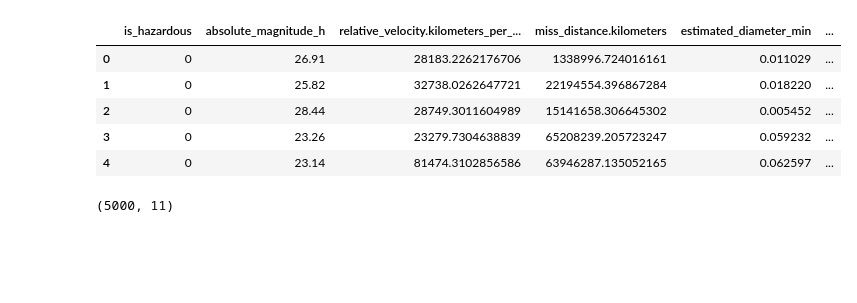
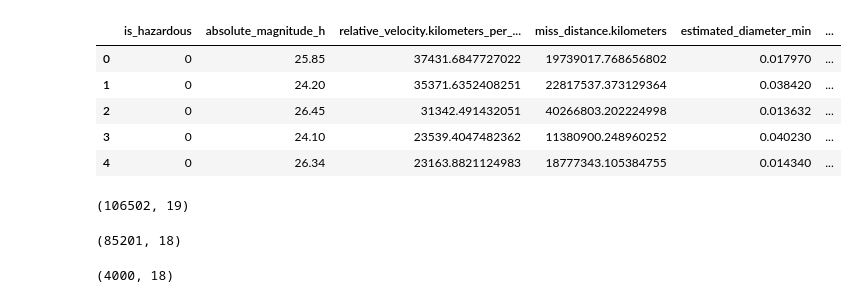
Before and after one commit to PBustamante65/NEO, a Jupyter notebook: API_test/classtest/test.ipynb, the cells around one changed output. Saved outputs shown, nothing was run; the diff lists cells and outputs as text; code cells hidden in the pictures; blank space fills up the shorter version.

```diff
--- a/API_test/classtest/test.ipynb
+++ b/API_test/classtest/test.ipynb
@@ -763,13 +1017,14 @@ class RandomForest:
 # %%
-df = pd.read_csv('/Volumes/Maestria/GitHub/NEO/NEO/API_test/CSV/neo_data_copy.csv')
-df = OverallProcessor(df).clean()
-# df.drop(columns=['estimated_diameter_min', 'estimated_diameter_max', 'estimated_diameter_average'], inplace=True)
+df = pd.read_csv('/Volumes/Maestria/Maestria/Programs/Machine Learning/Proyecto/neo_data_copy1.csv')
+# df = pd.read_csv('/Volumes/Maestria/GitHub/NEO/NEO/nearest-earth-objects(1910-2024).csv')
+df = OverallProcessor(df).clean2()
+#df.drop(columns=['estimated_diameter_min', 'estimated_diameter_max', 'estimated_diameter_average'], inplace=True)
 df = OverallProcessor(df).rus()
 df.head()
 # %% [output]
 |  | is_hazardous | absolute_magnitude_h | relative_velocity.kilometers_per_... | miss_distance.kilometers | estimated_diameter_min | ... |
-| 0 | 0 | 26.91 | 28183.2262176706 | 1338996.724016161 | 0.011029 | ... |
-| 1 | 0 | 25.82 | 32738.0262647721 | 22194554.396867284 | 0.018220 | ... |
-| 2 | 0 | 28.44 | 28749.3011604989 | 15141658.306645302 | 0.005452 | ... |
-| 3 | 0 | 23.26 | 23279.7304638839 | 65208239.205723247 | 0.059232 | ... |
-| 4 | 0 | 23.14 | 81474.3102856586 | 63946287.135052165 | 0.062597 | ... |
+| 0 | 0 | 25.85 | 37431.6847727022 | 19739017.768656802 | 0.017970 | ... |
+| 1 | 0 | 24.20 | 35371.6352408251 | 22817537.373129364 | 0.038420 | ... |
+| 2 | 0 | 26.45 | 31342.491432051 | 40266803.202224998 | 0.013632 | ... |
+| 3 | 0 | 24.10 | 23539.4047482362 | 11380900.248960252 | 0.040230 | ... |
+| 4 | 0 | 26.34 | 23163.8821124983 | 18777343.105384755 | 0.014340 | ... |
@@ -812,4 +1031,18 @@ for train_index, sample_index in sss.split(X_train, y_train):
 # %%
-X_train_sample.shape
+df.shape
 # %% [output]
-(5000, 11)
+(106502, 19)
+# %%
+spt = scalesplit(df)
+
+X_train, X_test, y_train, y_test = spt.ttsplit()
+
+X_train.shape
+# %% [output]
+(85201, 18)
+# %%
+X_train_sample, y_train_sample = spt.sample(4000)
+
+X_train_sample.shape
+# %% [output]
+(4000, 18)
```
Also changed, not shown: parts of 9 cells of this notebook, 2 other files.
